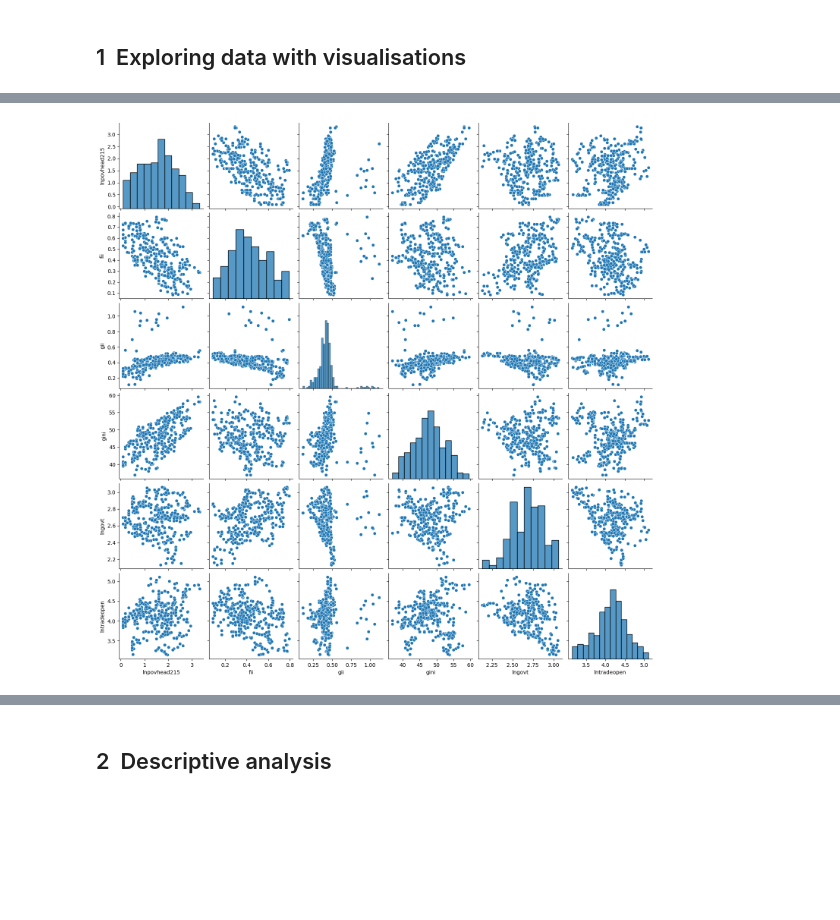
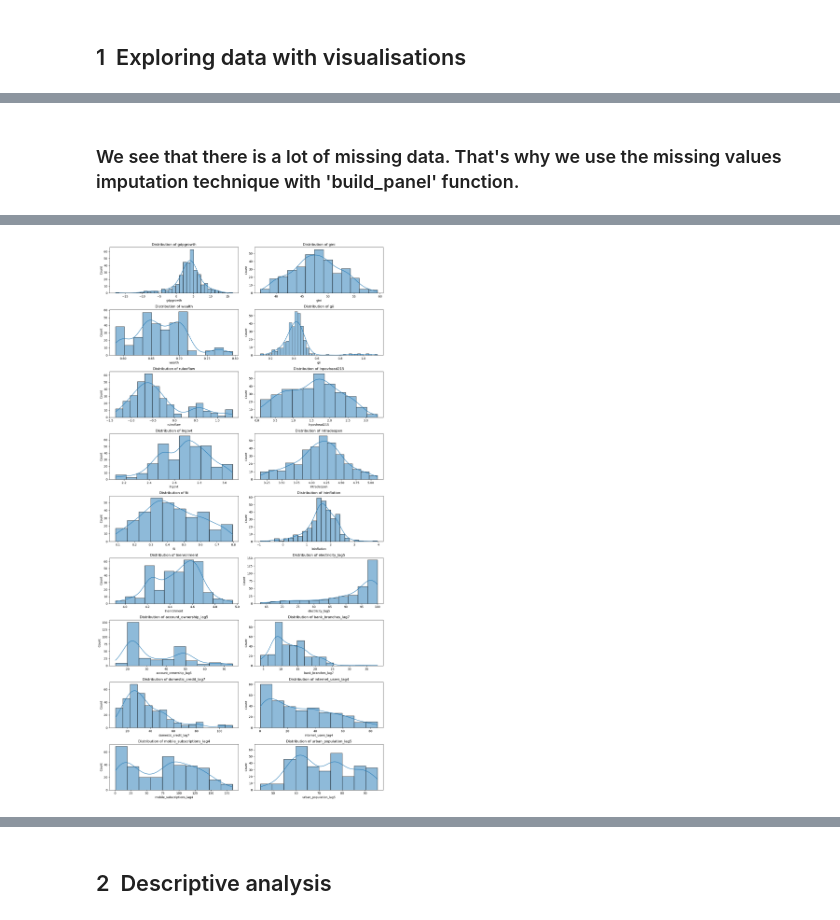
Before and after one commit to lanureeeh/project, a Jupyter notebook: complete_project_notebook.ipynb, the cells around one changed output, grey strips where cells are left out. Saved outputs shown, nothing was run; the diff lists cells and outputs as text; code cells hidden in the pictures; blank space fills up the shorter version.

```diff
--- a/complete_project_notebook.ipynb
+++ b/complete_project_notebook.ipynb
@@ -2661,6 +179,24 @@ plt.show()
+# %% [markdown]
+### We see that there is a lot of missing data. That's why we use the missing values imputation technique with 'build_panel' function.
 # %%
+import numpy as np
 
-# Quick pairplot (sample) to spot relationships
-sample_df = panel_df[key_vars].dropna().sample(n=min(500, len(panel_df)), random_state=42)
-sns.pairplot(sample_df)
+panel_df = build_panel()
+# Select numeric columns excluding 'Year'
+numeric_cols = panel_df.select_dtypes(include=[np.number]).columns.tolist()
+numeric_cols = [col for col in numeric_cols if col != 'Year']
+
+# Create subplots
+fig, axes = plt.subplots(nrows=len(numeric_cols)//2 + len(numeric_cols)%2, ncols=2, figsize=(14, 3*len(numeric_cols)//2))
+axes = axes.flatten()
+
+# Plot histograms for each numeric column
+for i, col in enumerate(numeric_cols):
+    sns.histplot(panel_df[col].dropna(), kde=True, ax=axes[i])
+    axes[i].set_title(f'Distribution of {col}')
+
+# Adjust layout and save the figure
+plt.tight_layout()
+# No need to save the figure, just display it
+plt.show()
 # %% [output]
@@ -2668 +220 @@ sns.pairplot(sample_df)
-[figure, old version]
+[figure, new version]
```
Also changed, not shown: parts of 28 cells of this notebook, 45 other files.
